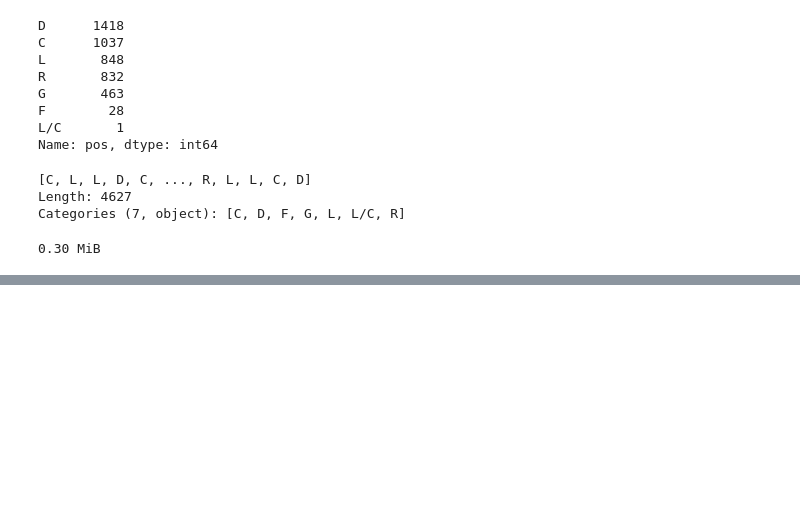
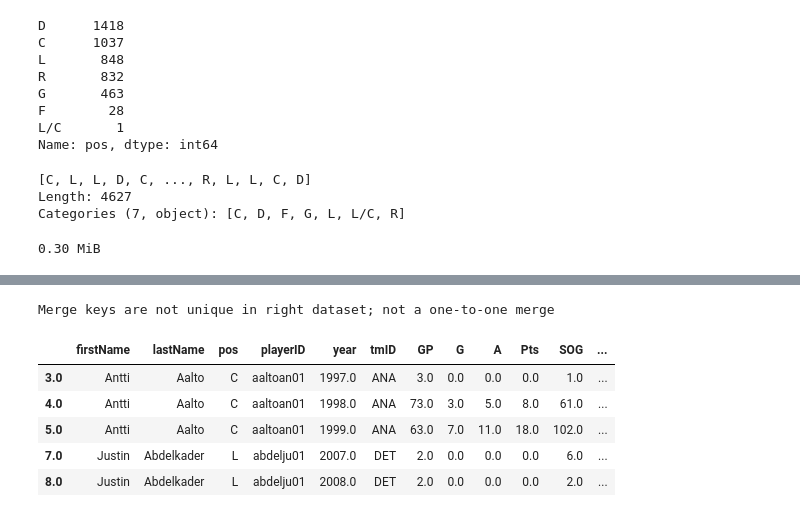
Before and after one commit to agu3rra/mynotes, a Jupyter notebook: DataAnalytics/advanced-pandas/main.ipynb, the cells around one changed output, grey strips where cells are left out. Drawn from its saved outputs; the diff is of its cells as text; code cells hidden in the pictures; blank space fills up the shorter version.

```diff
--- a/DataAnalytics/advanced-pandas/main.ipynb
+++ b/DataAnalytics/advanced-pandas/main.ipynb
@@ -125,0 +343,2 @@ mem_mib(master)
+# %%
+scoring.index = scoring.index + 3
@@ -125,0 +364,7 @@ mem_mib(master)
+# %%
+# Drop some random row and check once again
+master2 = master.drop(master.sample(5).index)
+print(
+    pd.merge(master2, scoring, left_index=True, right_on='playerID').shape,
+    pd.merge(master2, scoring, left_index=True, right_on='playerID', how='right').shape
+)
@@ -125,0 +399,4 @@ mem_mib(master)
+# %%
+scoring2 = scoring.drop(scoring.sample(1000).index)
+# %%
+merged = pd.merge(master2, scoring2, left_index=True, right_on='playerID', how='outer', indicator=True)
@@ -125,0 +433,21 @@ mem_mib(master)
+# %%
+# Sample of exception
+try:
+    pd.merge(master, scoring,
+             left_index=True,
+             right_on='playerID',
+             validate='1:1').head()
+except Exception as e:
+    print(e)
+# %% [output]
+Merge keys are not unique in right dataset; not a one-to-one merge
+# %%
+merged = merged.filter(regex="^(?!(birth)).*") # drop birth data
+merged.head()
+# %% [output]
+|  | firstName | lastName | pos | playerID | year | tmID | GP | G | A | Pts | SOG | ... |
+| 3.0 | Antti | Aalto | C | aaltoan01 | 1997.0 | ANA | 3.0 | 0.0 | 0.0 | 0.0 | 1.0 | ... |
+| 4.0 | Antti | Aalto | C | aaltoan01 | 1998.0 | ANA | 73.0 | 3.0 | 5.0 | 8.0 | 61.0 | ... |
+| 5.0 | Antti | Aalto | C | aaltoan01 | 1999.0 | ANA | 63.0 | 7.0 | 11.0 | 18.0 | 102.0 | ... |
+| 7.0 | Justin | Abdelkader | L | abdelju01 | 2007.0 | DET | 2.0 | 0.0 | 0.0 | 0.0 | 6.0 | ... |
+| 8.0 | Justin | Abdelkader | L | abdelju01 | 2008.0 | DET | 2.0 | 0.0 | 0.0 | 0.0 | 2.0 | ... |
```
Also changed, not shown: parts of 45 cells of this notebook, 26 other files.
